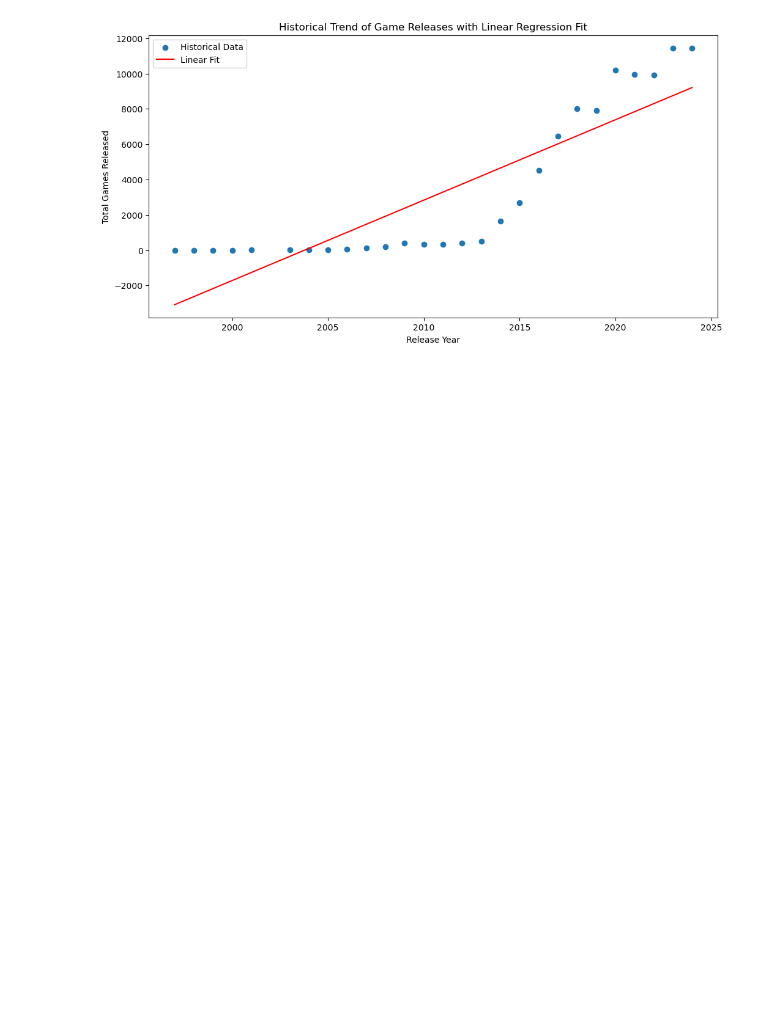
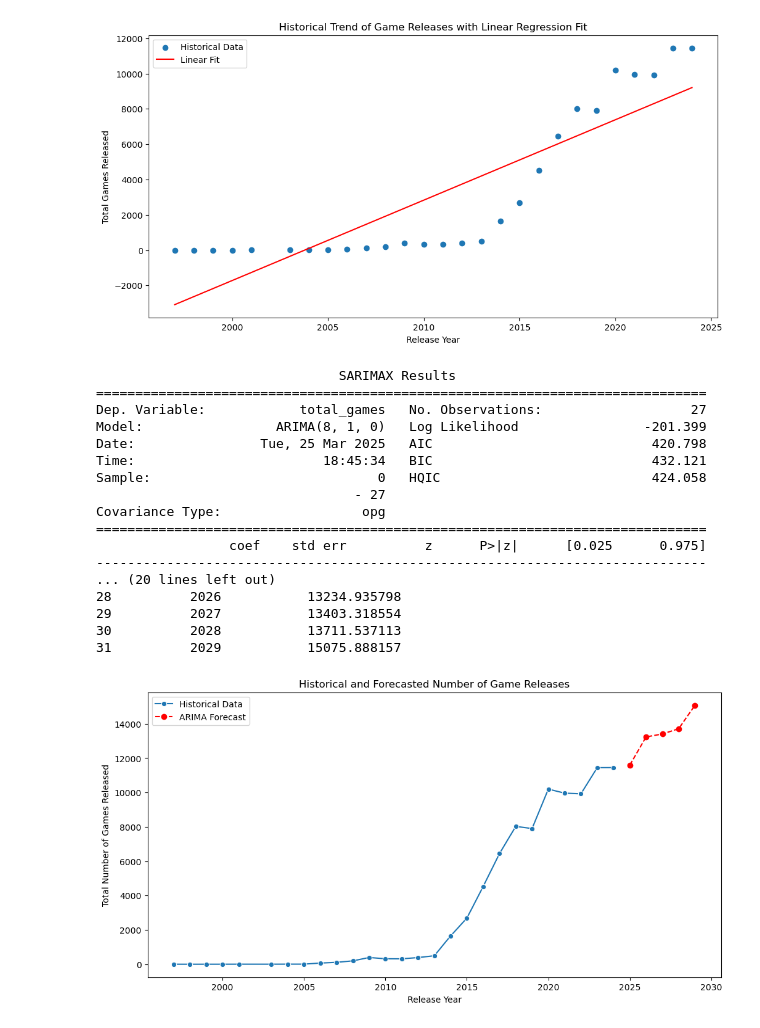
Before and after one commit to KianBahia/Steam-Data-Science-Report, a Jupyter notebook: attempt2.ipynb, the cells around one changed output. Cells and saved outputs as stored; diff of their text form; code cells hidden in the pictures; blank space fills up the shorter version.

```diff
--- a/attempt2.ipynb
+++ b/attempt2.ipynb
@@ -625,3 +626,51 @@ plt.legend()
 plt.show()
 # %% [output]
 [figure]
+# %%
+
+# Set release_year as index for time series modeling
+total_games_ts = total_games.set_index('release_year')['total_games']
+
+# Fit an ARIMA model.
+# You might need to experiment with the order parameter (p,d,q). Here we try (1,1,1) as a starting point.
+model = sm.tsa.ARIMA(total_games_ts, order=(8, 1, 0))
+model_fit = model.fit()
+print(model_fit.summary())
+
+# Forecast for future years, e.g., next 5 years.
+forecast_steps = 5
+forecast = model_fit.forecast(steps=forecast_steps)
+forecast_years = np.arange(total_games_ts.index.max()+1, total_games_ts.index.max()+forecast_steps+1)
+
+# Create DataFrame for forecast results
+forecast_df = pd.DataFrame({'release_year': forecast_years, 'predicted_total_games': forecast})
+print(forecast_df)
+
+# Plot historical data and ARIMA forecast
+plt.figure(figsize=(12, 6))
+sns.lineplot(x=total_games['release_year'], y=total_games['total_games'], marker='o', label='Historical Data')
+plt.plot(forecast_df['release_year'], forecast_df['predicted_total_games'], marker='o', linestyle='--', color='red', label='ARIMA Forecast')
+plt.xlabel("Release Year")
+plt.ylabel("Total Number of Games Released")
+plt.title("Historical and Forecasted Number of Game Releases")
+plt.legend()
+plt.show()
+# %% [output]
+                               SARIMAX Results
+==============================================================================
+Dep. Variable:            total_games   No. Observations:                   27
+Model:                 ARIMA(8, 1, 0)   Log Likelihood                -201.399
+Date:                Tue, 25 Mar 2025   AIC                            420.798
+Time:                        18:45:34   BIC                            432.121
+Sample:                             0   HQIC                           424.058
+                                 - 27
+Covariance Type:                  opg
+==============================================================================
+                 coef    std err          z      P>|z|      [0.025      0.975]
+------------------------------------------------------------------------------
+... (20 lines left out)
+28          2026           13234.935798
+29          2027           13403.318554
+30          2028           13711.537113
+31          2029           15075.888157
+[figure, added]
```
Also changed, not shown: parts of 2 cells of this notebook.
